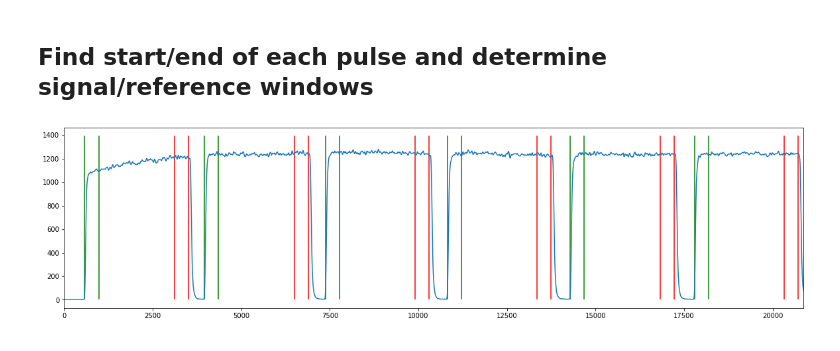
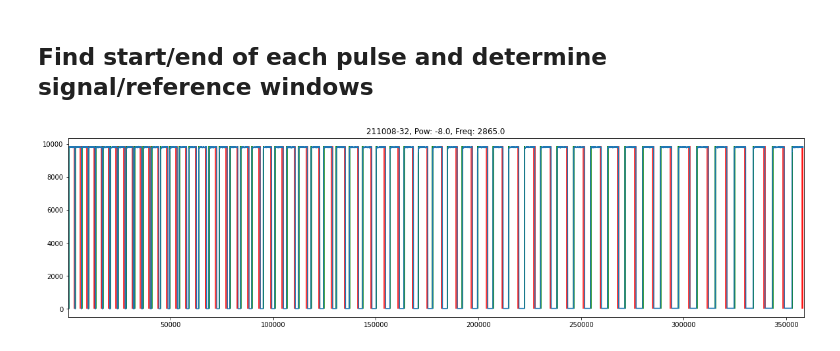
Before and after one commit to LCarnovale/HonoursAnalysis, a Jupyter notebook: analyse_rabi.ipynb, the cells around one changed output. Cells and saved outputs as stored; diff of their text form; code cells hidden in the pictures.

```diff
--- a/analyse_rabi.ipynb
+++ b/analyse_rabi.ipynb
@@ -91,13 +148,18 @@ plt.show()
 # Remember raw counts files are read in as panda dataframes
 
 # Smooth raw data
-for data in rabi_specs:
+for data, end_drop in zip(rabi_specs, drop_ends):
+    if end_drop is not None:
+        new_end = len(data.counts) * (1 - end_drop)
+        new_end = int(new_end)
+        data.counts = data.counts[:new_end]
+        data.time = data.time[:new_end]
     data['smooth'] = g_filter(data.counts, sigma=4)
 
 max_counts = np.array([max(data.smooth) for data in rabi_specs])
 min_counts = np.array([min(data.smooth) for data in rabi_specs])
 
-COUNTS_THRESHOLD = 0.05 # * the max number of counts in any bin
+COUNTS_THRESHOLD = 0.50 # * the max number of counts in any bin
 
 read_thresh = COUNTS_THRESHOLD * (max_counts - min_counts) + min_counts
 # laser_thresh = 0.1*(max_counts - min_counts) + min_counts
@@ -106,10 +168,7 @@ ris_fals = [
     helpers.get_rise_falls(np.array(data.smooth), thresh)
     for data, thresh in zip(rabi_specs, read_thresh)
 ]
-# laser_on_off = [
-#     tools.get_rise_falls(np.array(data.smooth), thresh)
-#     for data, thresh in zip(rabi_specs, laser_thresh)
-# ]
+
 
 rises = [rf[0] for rf in ris_fals]
 # rises[-1] = rises[-1][1:]
@@ -120,14 +179,10 @@ rise_ts = [np.array(data.time[r]) for data, r in zip(rabi_specs, rises)]
 fall_ts = [np.array(data.time[f]) for data, f in zip(rabi_specs, falls)]
 
 ################################################################
-integration_width_ns = 400 # ns
-# TODO FIx this make it dependent on step size
 dt = np.array([spec.time[1] - spec.time[0] for spec in rabi_specs])
-integration_width = (integration_width_ns // dt).astype(int)
-# integration_width
+int_width_b = (integration_width_b // dt).astype(int)
+int_width_f = (integration_width_f // dt).astype(int)
 
-forwards_shift = 0#-10   # Read signal shift
-backwards_shift = -50 # Ref signal shift
 ################################################################
 
 def get_readout_start_and_ends(rise_ts, fall_ts):
@@ -150,70 +205,75 @@ for i,(spec, s_rises, s_falls, s_rise_ts, s_fall_ts) in enumerate(zip(
     start_ends.append(start_end)
     start_ends_idx.append(start_end_idx)
 
-if f:
-    plt.figure(figsize=(20, 5))
-    plt.plot(spec.time, spec.smooth)
-    top = max(spec.counts)
-    plt.vlines(forwards_shift*dt[i] + s_rise_ts, 0, top, "green")
-    plt.vlines(forwards_shift*dt[i] + s_rise_ts + dt[i]*integration_width[i], 0, top, "green")
-    plt.vlines(backwards_shift*dt[i] + s_fall_ts, 0, top, "red")
-    plt.vlines(backwards_shift*dt[i] + s_fall_ts - dt[i]*integration_width[i], 0, top, "red")
-    plt.xlim(0, s_fall_ts[5])
-    # plt.xlim(s_rise_ts[0], s_fall_ts[5])
-    f = False
-    plt.show()
+    if  i-1 in show_pulse: # i-1 because the test one will be first
+        plt.figure(figsize=(20, 5))
+        plt.plot(spec.time, spec.counts)
+        plt.title(f"{keys_nice[i-1]}, Pow: {MW_pows[i-1]}, Freq: {MW_freqs[i-1]}")
+        top = max(spec.counts)
+        plt.vlines(forwards_shift*dt[i] + s_rise_ts, 0, top, "green")
+        plt.vlines(forwards_shift*dt[i] + s_rise_ts + dt[i]*int_width_f[i], 0, top, "green")
+        plt.vlines(backwards_shift*dt[i] + s_fall_ts, 0, top, "red")
+        plt.vlines(backwards_shift*dt[i] + s_fall_ts - dt[i]*int_width_b[i], 0, top, "red")
+        # plt.xlim(0, s_fall_ts[5])
+        plt.xlim(s_rise_ts[first_pulse]-400, s_fall_ts[last_pulse]+400)
+        f = False
+        plt.show()
 
 
 # readout_counts = np.array(data.counts)[[pulses[:, 0]: pulses[:, 0] + integration_width]]
-take_previous_fall = True # If false, use the fall of the same pulse as the reference signal
+take_previous_fall = False # If false, use the fall of the same pulse as the reference signal
 spec_tau_axes = []
 PL_reads = []
 PL_refs = []
 normalised_flags = np.full(len(rabi_specs), False)
-for i, (spec, start_end, start_end_idx, int_width) in enumerate(zip(
-        rabi_specs, start_ends, start_ends_idx, integration_width)):
-    forward_t = np.arange(int_width)
+for i, (spec, start_end, start_end_idx, int_w_f, int_w_b) in enumerate(zip(
+        rabi_specs, start_ends, start_ends_idx, int_width_f, int_width_b)):
+    if i == 0:
+        int_w_b = int_w_f
+    forward_t = np.arange(int_w_f)
+    backward_t = -np.arange(int_w_b)
     x = take_previous_fall * 1 # Scan the arrays in a fashion that depends on this setting
     forward = np.tile(forward_t, (len(start_end_idx)-x, 1))
-    backward = -forward
+    backward = np.tile(backward_t, (len(start_end_idx)-x, 1))
     forward += forwards_shift
     backward += backwards_shift
     reads = (forward + start_end_idx[x:, [0]]).astype(int)
     refs = (backward + start_end_idx[:len(start_end_idx)-x, [1]]).astype(int)
 
-    tau = start_end[1:, 0] - start_end[:-1, 1] + dt[i]*backwards_shift
-
+    tau = start_end[1:, 0] - start_end[:-1, 1] + dt[i]*(backwards_shift - forwards_shift)
+    tau -= extra_dead_time * dt[i]
     # if not take_previous_fall ignore the first pulse
     reads = reads[1-x:]
     refs  = refs[1-x:]
 
     arr = np.array(spec.counts)
-    reads = np.sum(arr[reads], axis=-1)
-    refs  = np.sum(arr[refs], axis=-1)
+    reads = np.sum(arr[reads], axis=-1) / int_w_f
+    refs  = np.sum(arr[refs], axis=-1)  / int_w_b
 
 
-    if np.any(np.diff(tau) < -10):
-        # Probably data that includes normalisation, ie a background sweep.
-        # divide the first half by the second half
-        indx = np.flatnonzero((tau[1:]-tau[:-1]) < -10)[0]
-        print(i, ": ", end="")
-        print(len(reads), len(refs), indx)
-        normalised_flags[i] = True
-        if indx == 0:
-            print(np.diff(tau))
-        # print("Fixing %s which was run with 'normalise' turned on" % rabi_files[i][-30:])
-        reads = reads[:indx+1] / reads[indx+1 + (1-x):]
-        refs = refs[:indx+1] / refs[indx+1 + (1-x):]
-        # if i > 25:
-        tau = tau[:indx+1]
+    # if np.any(np.diff(tau) < -10):
+    #     # Probably data that includes normalisation, ie a background sweep.
+    #     # divide the first half by the second half
+    #     indx = np.flatnonzero((tau[1:]-tau[:-1]) < -10)[0]
+    #     # print(i, ": ", end="")
+    #     # print(len(reads), len(refs), indx)
+    #     normalised_flags[i] = True
+    #     # if indx == 0:
+    #         # print(np.diff(tau))
+    #     # print("Fixing %s which was run with 'normalise' turned on" % rabi_files[i][-30:])
+    #     reads = reads[:indx+1] / reads[indx+1 + (1-x):]
+    #     refs = refs[:indx+1] / refs[indx+1 + (1-x):]
+    #     # if i > 25:
+    #     tau = tau[:indx+1]
 
 
     spec_tau_axes.append(tau)
     PL_reads.append(reads)
     PL_refs.append(refs)
 
 # PL_reads[-1] = PL_reads[-1][1:]
 # PL_refs[-1] = PL_refs[-1][1:]
 # spec_tau_axes[-1] = spec_tau_axes[-1][1:]
+tau_vectors = [None for _ in rabi_specs]
 # %% [output]
-[figure, old version]
+[figure, new version]
```
Also changed, not shown: parts of 10 cells of this notebook, 2 other files.
